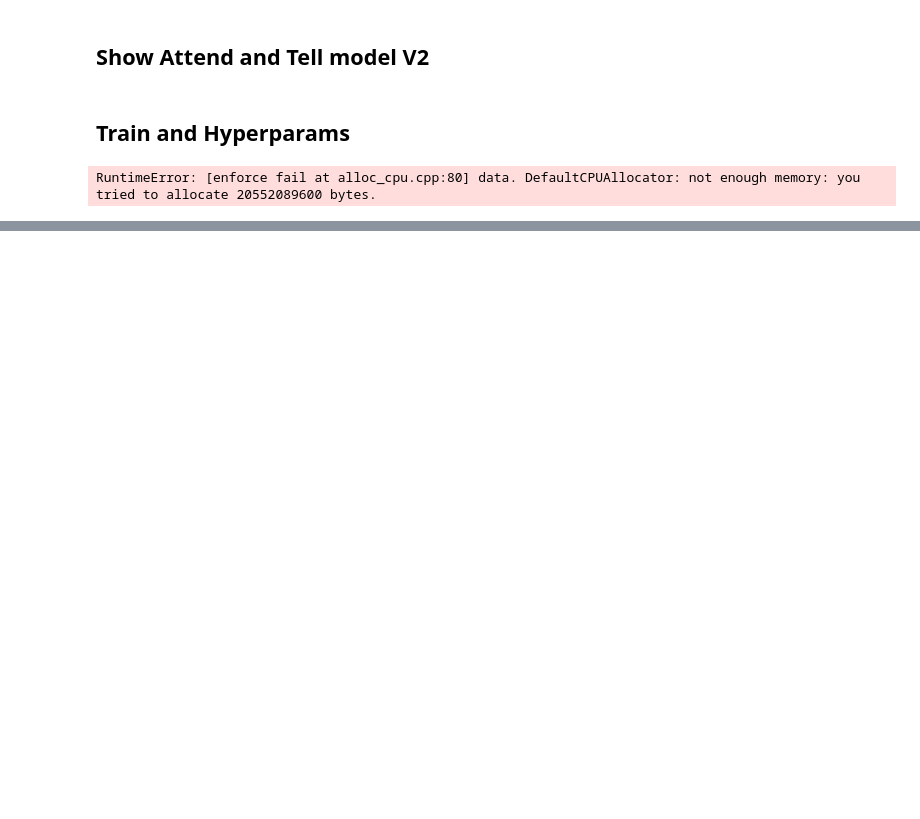
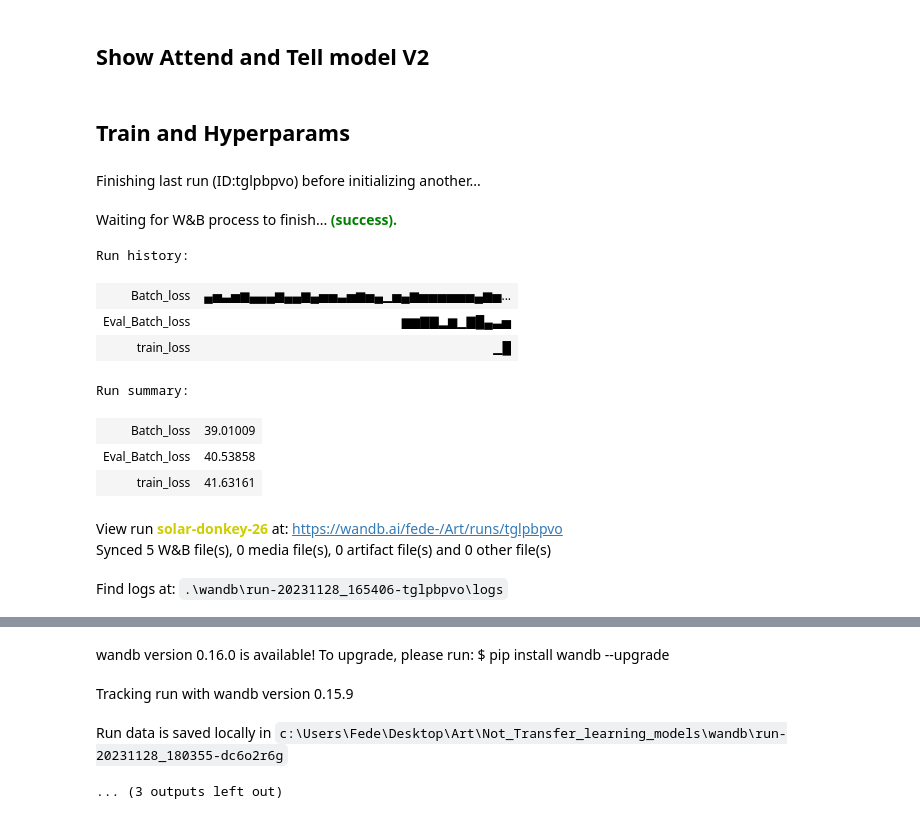
Before and after one commit to rullo16/Art, a Jupyter notebook: Not_Transfer_learning_models/ArtTest-Caption.ipynb, the cells around one changed output, grey strips where cells are left out. Drawn from its saved outputs; the diff is of its cells as text; code cells hidden in the pictures; blank space fills up the shorter version.

```diff
--- a/Not_Transfer_learning_models/ArtTest-Caption.ipynb
+++ b/Not_Transfer_learning_models/ArtTest-Caption.ipynb
@@ -515,15 +361,12 @@ def train(train_loader, encoder, decoder, criterion, encoder_optimizer, decoder_
 # %% [markdown]
 ## Train and Hyperparams
-# %%
-from torchtext.vocab import GloVe
-vocab = GloVe(name='6B', dim=50)
 # %%
 #Parameters and Hyperparameters
 
 #Model Parameters
-embed_dim = 50
-attention_dim = 512
-decoder_dim = 512
+embed_dim = 100
+attention_dim = 256
+decoder_dim = 256
 dropout = 0.5
 
 #Training Hyperparameters
@@ -534,27 +377,40 @@ alpha_c = 1.0
 fine_tune_encoder = False
 checkpoint = None
 # %%
-# run = wandb.init(
-#     project='Art',
-#     config={
-#         "learning_rage": 0.001,
-#         "epochs": 2,
-#     }
-# )
+run = wandb.init(
+    project='Art',
+    config={
+        "learning_rage": 0.001,
+        "epochs": 2,
+    }
+)
 
-decoder = Decoder(attention_dim=attention_dim,embed_dim=embed_dim,decoder_dim=decoder_dim,vocab_size=len(vocab),dropout=dropout)
+decoder = Decoder(embed_size=embed_dim,hidden_size=decoder_dim,vocab_size=vocab.len())
 decoder_optimizer = optim.Adam(params=filter(lambda p: p.requires_grad, decoder.parameters()),lr=decoder_lr)
 
-encoder = Encoder()
-encoder.fine_tune(fine_tune_encoder)
+encoder = Encoder(embed_dim)
+#encoder.fine_tune(fine_tune_encoder)
 encoder_optimizer = optim.Adam(params=filter(lambda p: p.requires_grad, encoder.parameters()),lr=encoder_lr) if fine_tune_encoder else None
 
 decoder = decoder.to(device)
 encoder = encoder.to(device)
 
 criterion = nn.CrossEntropyLoss().to(device)
 
 for epoch in range(epochs):
     train(trainloader, encoder, decoder, criterion, encoder_optimizer, decoder_optimizer, epoch)
+    wandb.log({"train_loss": train_loss[epoch]})
 # %% [output]
+Finishing last run (ID:tglpbpvo) before initializing another...
+Waiting for W&B process to finish... (success).
-RuntimeError: [enforce fail at alloc_cpu.cpp:80] data. DefaultCPUAllocator: not enough memory: you tried to allocate 20552089600 bytes.
+Run history:
+| Batch_loss | ▄▅▃▅▆▄▄▄▆▄▄▆▄▅▅▃▅▆▅▄▁▅▄▆▅▅▅▅▅▅▄▆▅... |
+| Eval_Batch_loss | ▆▆▇▇▂▆▁▇█▄▃▅ |
+| train_loss | ▁█ |
+Run summary:
+| Batch_loss | 39.01009 |
+| Eval_Batch_loss | 40.53858 |
+| train_loss | 41.63161 |
+View run solar-donkey-26 at: https://wandb.ai/fede-/Art/runs/tglpbpvo
+Synced 5 W&B file(s), 0 media file(s), 0 artifact file(s) and 0 other file(s)
+Find logs at: .\wandb\run-20231128_165406-tglpbpvo\logs
@@ -561,2 +418,6 @@ RuntimeError: [enforce fail at alloc_cpu.cpp:80] data. DefaultCPUAllocator: not
+wandb version 0.16.0 is available! To upgrade, please run: $ pip install wandb --upgrade
+Tracking run with wandb version 0.15.9
+Run data is saved locally in c:\Users\Fede\Desktop\Art\Not_Transfer_learning_models\wandb\run-20231128_180355-dc6o2r6g
+... (3 outputs left out)
 # %%
 #Define the evaluation function
```
Also changed, not shown: parts of 25 cells of this notebook.
